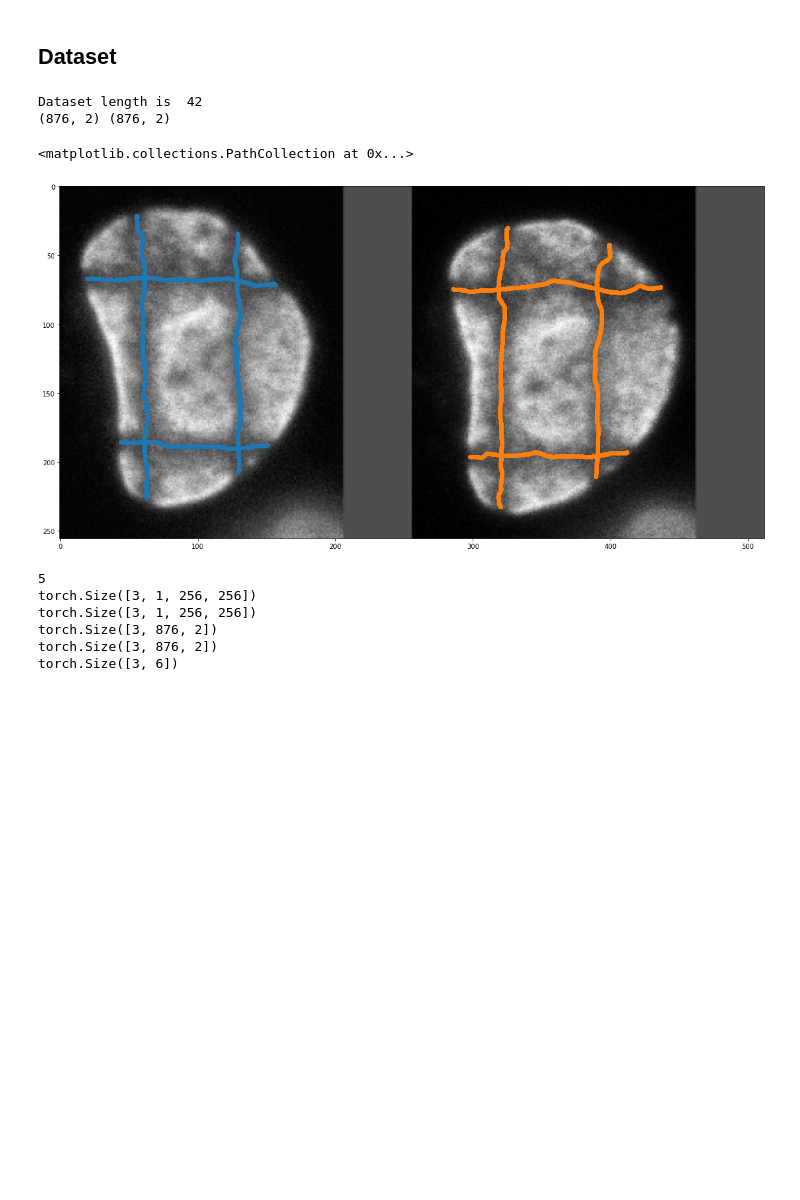
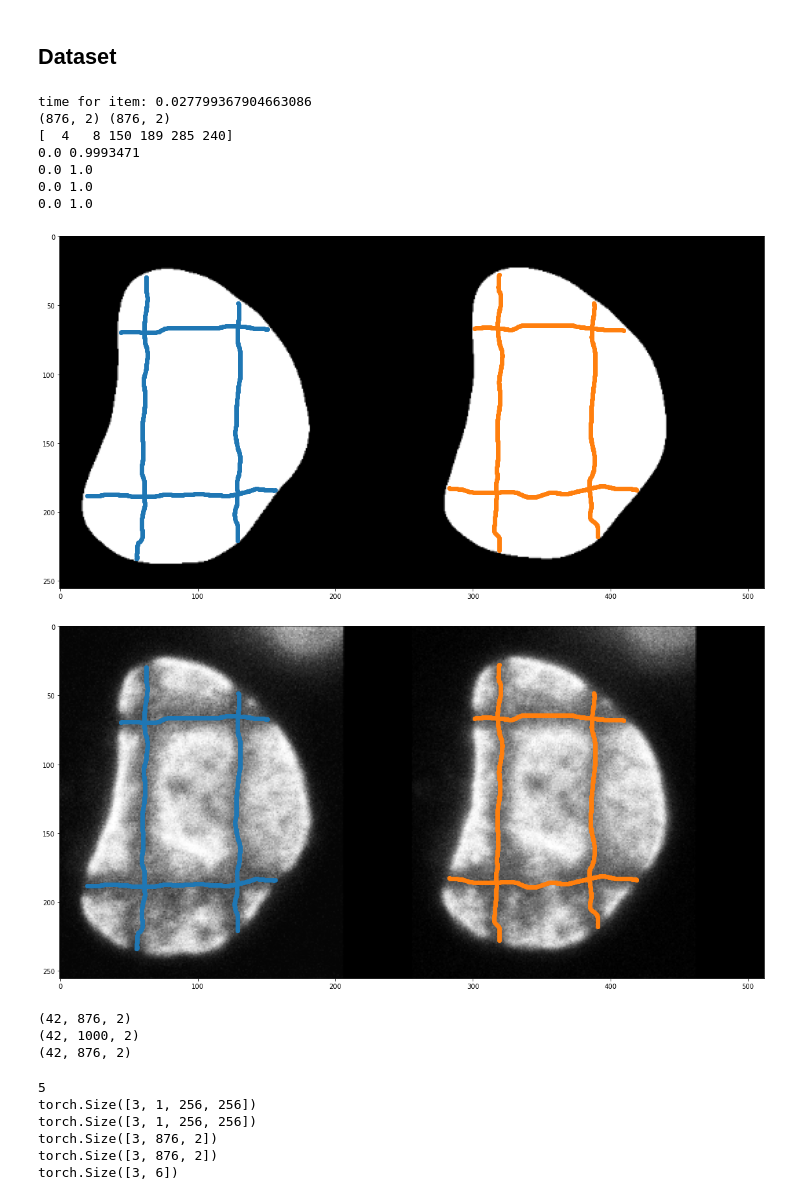
Before and after one commit to ANadya24/DefReg, a Jupyter notebook: test_dataset.ipynb, the cells around one changed output. Drawn from its saved outputs; the diff is of its cells as text; code cells hidden in the pictures; blank space fills up the shorter version.

Commit message:
training fixes

```diff
--- a/test_dataset.ipynb
+++ b/test_dataset.ipynb
@@ -286,36 +290,70 @@ class Dataset(data.Dataset):
 # %%
-dataset = Dataset(['../../Data/DefCells/SeqB/SeqB1.tif'], ['../../Data/DefCells/SeqB/SeqB1.mat'], train=True,
-                 use_crop=False, use_masks=False)
+dataset = Dataset(['./data/SeqB/SeqB1.tif'], ['./data/SeqB/SeqB1.mat'], train=False,
+                 use_crop=False, use_masks=True)
 
-image1, image2, points1, points2, total_len = dataset[0]
+if dataset.train:
+    image1, image2 = dataset[0]
+else:
+    start = time()
+    image1, image2, points1, points2, total_len = dataset[0]
+    end = time()
+    print('time for item:', end-start)
+    points2[:, 0] += dataset.im_size[0]
 
-print(points1.shape, points2.shape)
+    points1 = points1[:sum(total_len)]
+    points2 = points2[:sum(total_len)]
+
+    print(points1.shape, points2.shape)
+    print(total_len)
 
 image1 = image1.numpy().squeeze()
 image2 = image2.numpy().squeeze()
-points2[:, 0] += dataset.im_size[0]
 
 if dataset.use_masks:
     image1, mask1 = image1[0], image1[1]
     image2, mask2 = image2[0], image2[1]
+    print(image1.min(), image1.max())
+    print(image2.min(), image2.max())
+    print(mask1.min(), mask1.max())
+    print(mask2.min(), mask2.max())
+
     plt.figure(figsize=(20, 10))
     plt.imshow(np.concatenate([mask1, mask2], 1), cmap='gray')
-    plt.scatter(points1[:, 0], points1[:, 1])
-    plt.scatter(points2[:, 0], points2[:, 1])
+    if not dataset.train:
+        plt.scatter(points1[:, 0], points1[:, 1])
+        plt.scatter(points2[:, 0], points2[:, 1])
 
 plt.figure(figsize=(20, 10))
 plt.imshow(np.concatenate([image1, image2], 1), cmap='gray')
-plt.scatter(points1[:, 0], points1[:, 1])
-plt.scatter(points2[:, 0], points2[:, 1])
+if not dataset.train:
+    plt.scatter(points1[:, 0], points1[:, 1])
+    plt.scatter(points2[:, 0], points2[:, 1])
 
 # for i in range(42):
 #     print(i)
 #     image1, image2, points1, points2, total_len = dataset[i]
 # %% [output]
-Dataset length is  42
+time for item: 0.027799367904663086
 (876, 2) (876, 2)
+[  4   8 150 189 285 240]
+0.0 0.9993471
+0.0 1.0
+0.0 1.0
+0.0 1.0
-<matplotlib.collections.PathCollection at 0x...>
-[figure, old version]
+[figure, new version]
+[figure, added]
+# %%
+lines = np.random.randn(42, 876, 2)
+print(lines.shape)
+lines = np.pad(lines, np.array([0, 0, 0, 1000 - lines.shape[1], 0, 0]).reshape(-1, 2))
+print(lines.shape)
+
+lines = lines[:, :876]
+print(lines.shape)
+# %% [output]
+(42, 876, 2)
+(42, 1000, 2)
+(42, 876, 2)
 # %%
 from torch.utils.data import DataLoader
 
```
Also changed, not shown: parts of 6 cells of this notebook, 3 other files.
